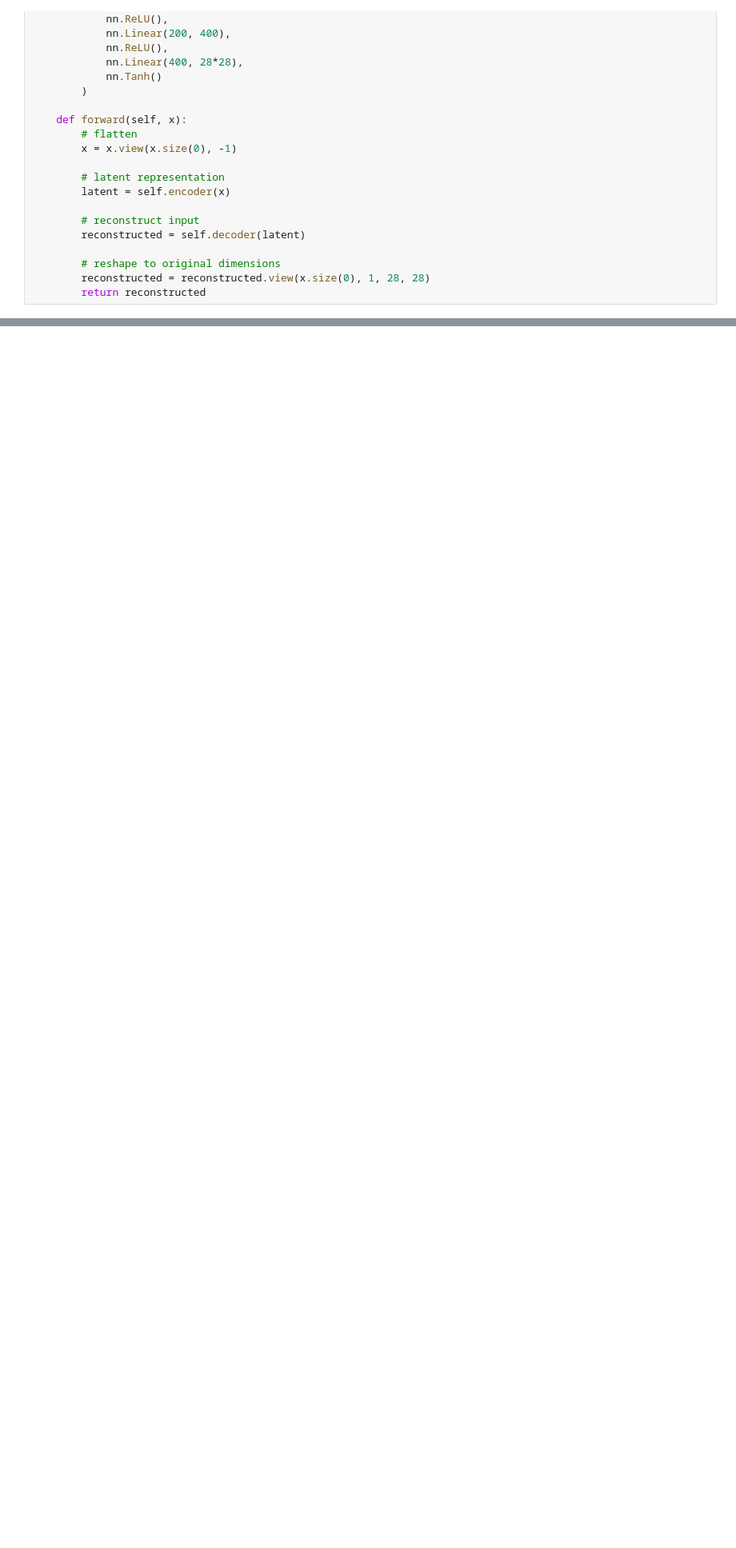
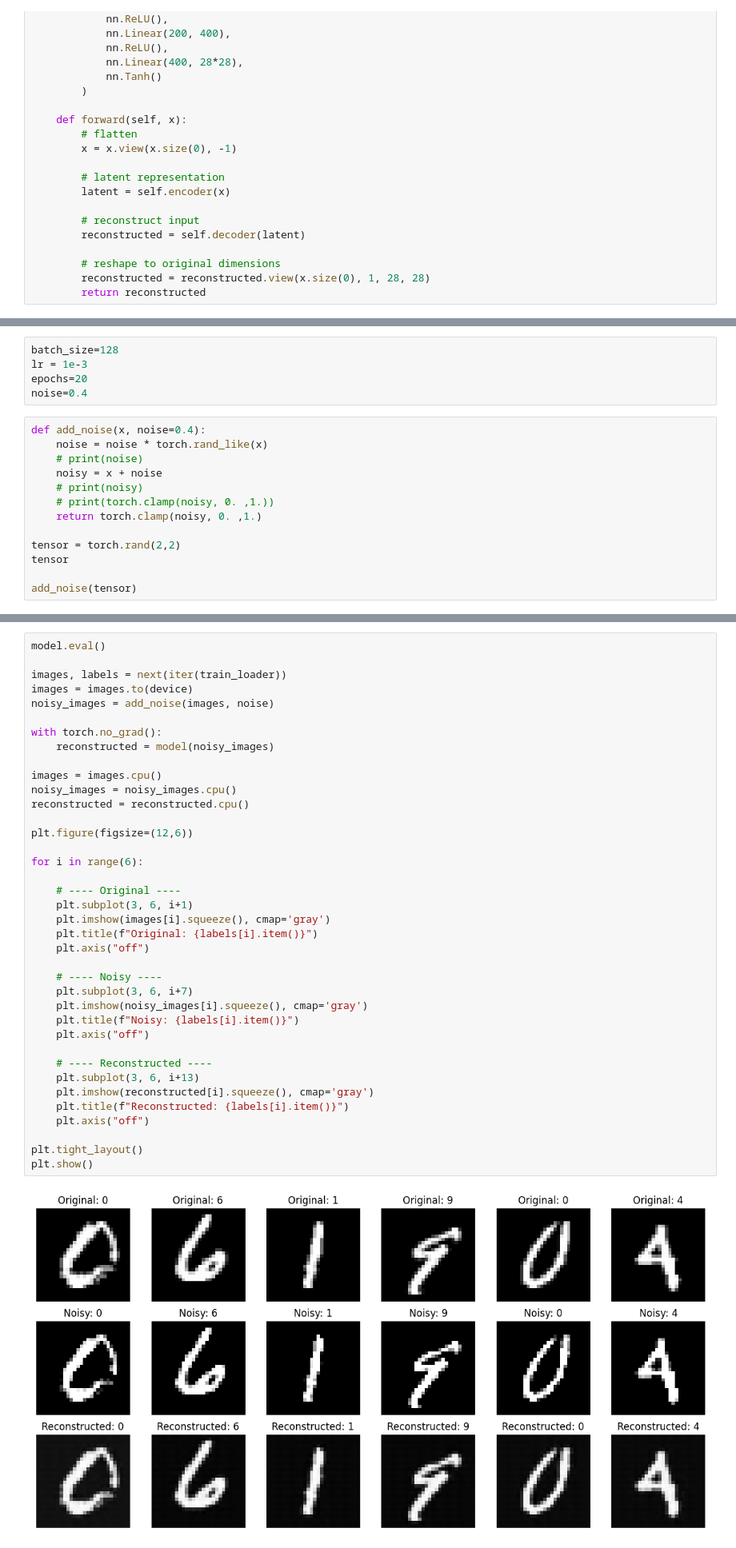
Before and after one commit to BaggyBro/DL-wormhole, a Jupyter notebook: DL/autoencoder.ipynb, the cells around one changed output, grey strips where cells are left out. Shown at 80% size. Drawn from its saved outputs; the diff is of its cells as text; blank space fills up the shorter version.

```diff
--- a/DL/autoencoder.ipynb
+++ b/DL/autoencoder.ipynb
@@ -141,0 +154,18 @@ visualize_reconstruction(model, train_loader)
+# %%
+batch_size=128
+lr = 1e-3
+epochs=20
+noise=0.4
+# %%
+def add_noise(x, noise=0.4):
+    noise = noise * torch.rand_like(x)
+    # print(noise)
+    noisy = x + noise
+    # print(noisy)
+    # print(torch.clamp(noisy, 0. ,1.))
+    return torch.clamp(noisy, 0. ,1.)
+
+tensor = torch.rand(2,2)
+tensor
+
+add_noise(tensor)
@@ -141,0 +243,40 @@ visualize_reconstruction(model, train_loader)
+# %%
+model.eval()
+
+images, labels = next(iter(train_loader))
+images = images.to(device)
+noisy_images = add_noise(images, noise)
+
+with torch.no_grad():
+    reconstructed = model(noisy_images)
+
+images = images.cpu()
+noisy_images = noisy_images.cpu()
+reconstructed = reconstructed.cpu()
+
+plt.figure(figsize=(12,6))
+
+for i in range(6):
+
+    # ---- Original ----
+    plt.subplot(3, 6, i+1)
+    plt.imshow(images[i].squeeze(), cmap='gray')
+    plt.title(f"Original: {labels[i].item()}")
+    plt.axis("off")
+
+    # ---- Noisy ----
+    plt.subplot(3, 6, i+7)
+    plt.imshow(noisy_images[i].squeeze(), cmap='gray')
+    plt.title(f"Noisy: {labels[i].item()}")
+    plt.axis("off")
+
+    # ---- Reconstructed ----
+    plt.subplot(3, 6, i+13)
+    plt.imshow(reconstructed[i].squeeze(), cmap='gray')
+    plt.title(f"Reconstructed: {labels[i].item()}")
+    plt.axis("off")
+
+plt.tight_layout()
+plt.show()
+# %% [output]
+[figure, added]
```
Also changed, not shown: parts of 7 cells of this notebook.
